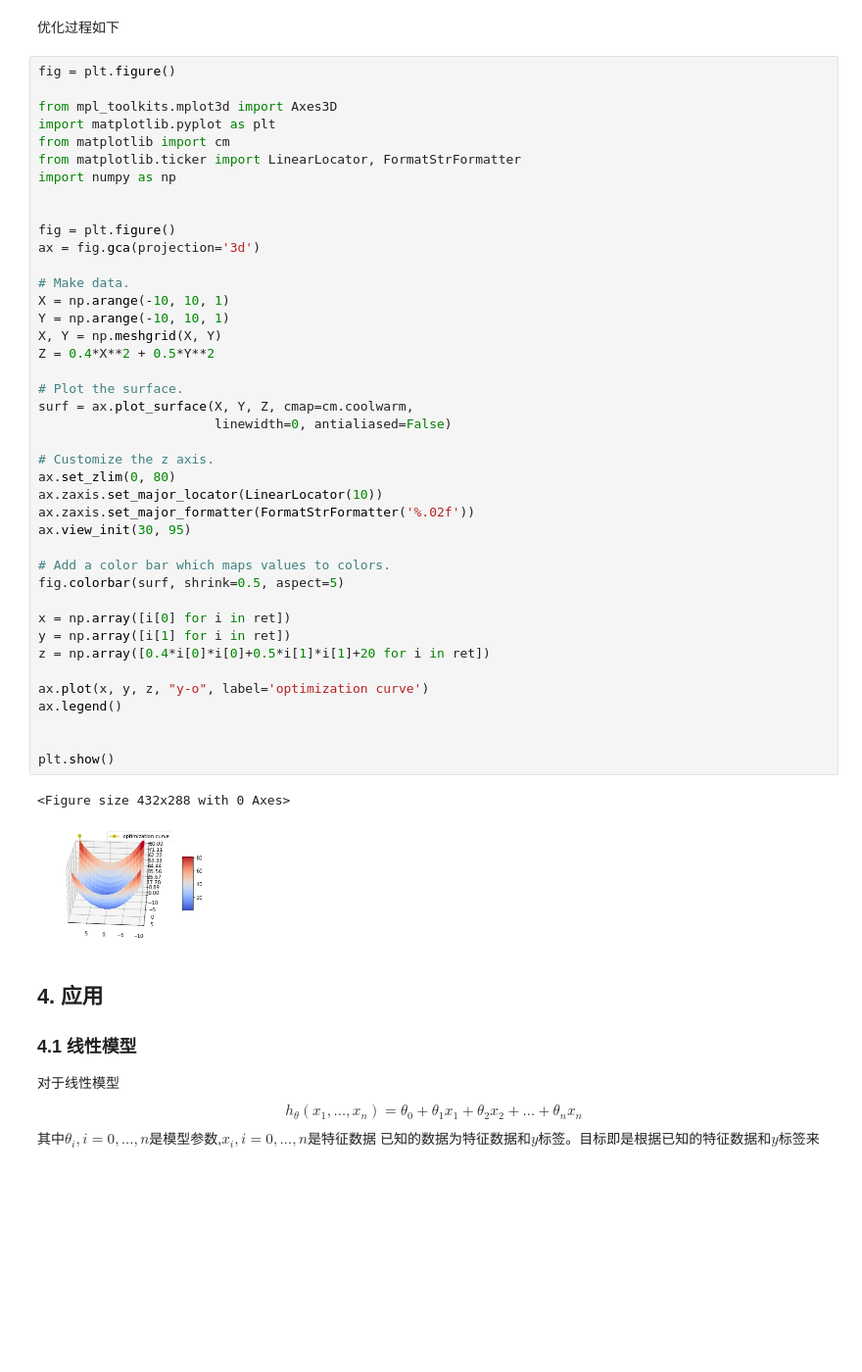
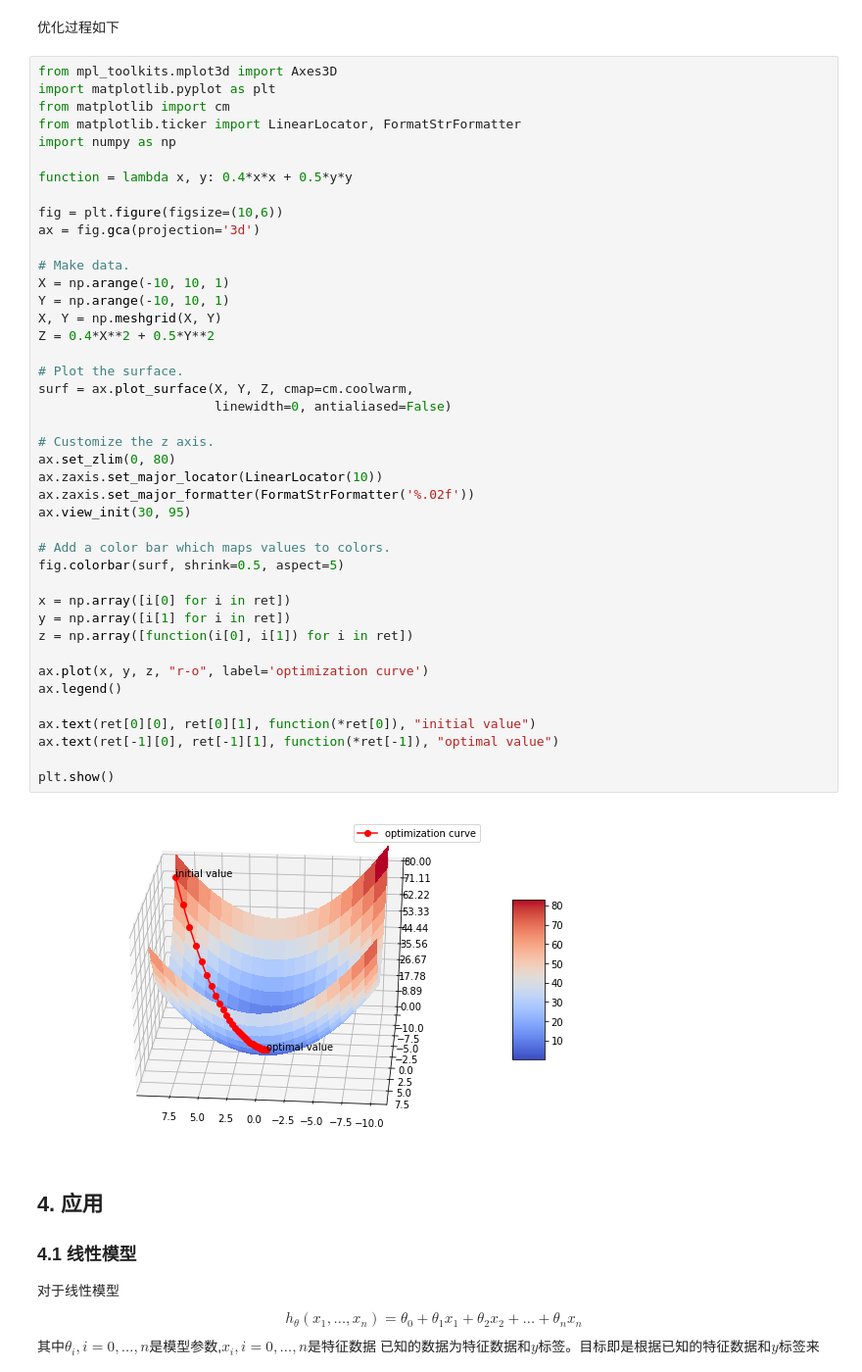
Before and after one commit to lyj555/SelfLearning, a Jupyter notebook: optimization_learning/gradient_descent/Gradient Descent.ipynb, the cells around one changed output. Shown at 98% size. Cells and saved outputs as stored; diff of their text form; blank space fills up the shorter version.

```diff
--- a/optimization_learning/gradient_descent/Gradient Descent.ipynb
+++ b/optimization_learning/gradient_descent/Gradient Descent.ipynb
@@ -204,49 +204,49 @@ optimize rounds is 84, best x is [0.008884483376886168, -0.001433411197966779],
 # %% [markdown]
 优化过程如下
 # %%
-fig = plt.figure()
-
 from mpl_toolkits.mplot3d import Axes3D
 import matplotlib.pyplot as plt
 from matplotlib import cm
 from matplotlib.ticker import LinearLocator, FormatStrFormatter
 import numpy as np
 
+function = lambda x, y: 0.4*x*x + 0.5*y*y
 
-fig = plt.figure()
+fig = plt.figure(figsize=(10,6))
 ax = fig.gca(projection='3d')
 
 # Make data.
 X = np.arange(-10, 10, 1)
 Y = np.arange(-10, 10, 1)
 X, Y = np.meshgrid(X, Y)
 Z = 0.4*X**2 + 0.5*Y**2
 
 # Plot the surface.
 surf = ax.plot_surface(X, Y, Z, cmap=cm.coolwarm,
                        linewidth=0, antialiased=False)
 
 # Customize the z axis.
 ax.set_zlim(0, 80)
 ax.zaxis.set_major_locator(LinearLocator(10))
 ax.zaxis.set_major_formatter(FormatStrFormatter('%.02f'))
 ax.view_init(30, 95)
 
 # Add a color bar which maps values to colors.
 fig.colorbar(surf, shrink=0.5, aspect=5)
 
 x = np.array([i[0] for i in ret])
 y = np.array([i[1] for i in ret])
-z = np.array([0.4*i[0]*i[0]+0.5*i[1]*i[1]+20 for i in ret])
+z = np.array([function(i[0], i[1]) for i in ret])
 
-ax.plot(x, y, z, "y-o", label='optimization curve')
+ax.plot(x, y, z, "r-o", label='optimization curve')
 ax.legend()
 
+ax.text(ret[0][0], ret[0][1], function(*ret[0]), "initial value")
+ax.text(ret[-1][0], ret[-1][1], function(*ret[-1]), "optimal value")
 
 plt.show()
 # %% [output]
-<Figure size 432x288 with 0 Axes>
-[figure, old version]
+[figure, new version]
 # %% [markdown]
 ## 4. 应用
 ### 4.1 线性模型
```
Also changed, not shown: parts of 1 cell of this notebook.
